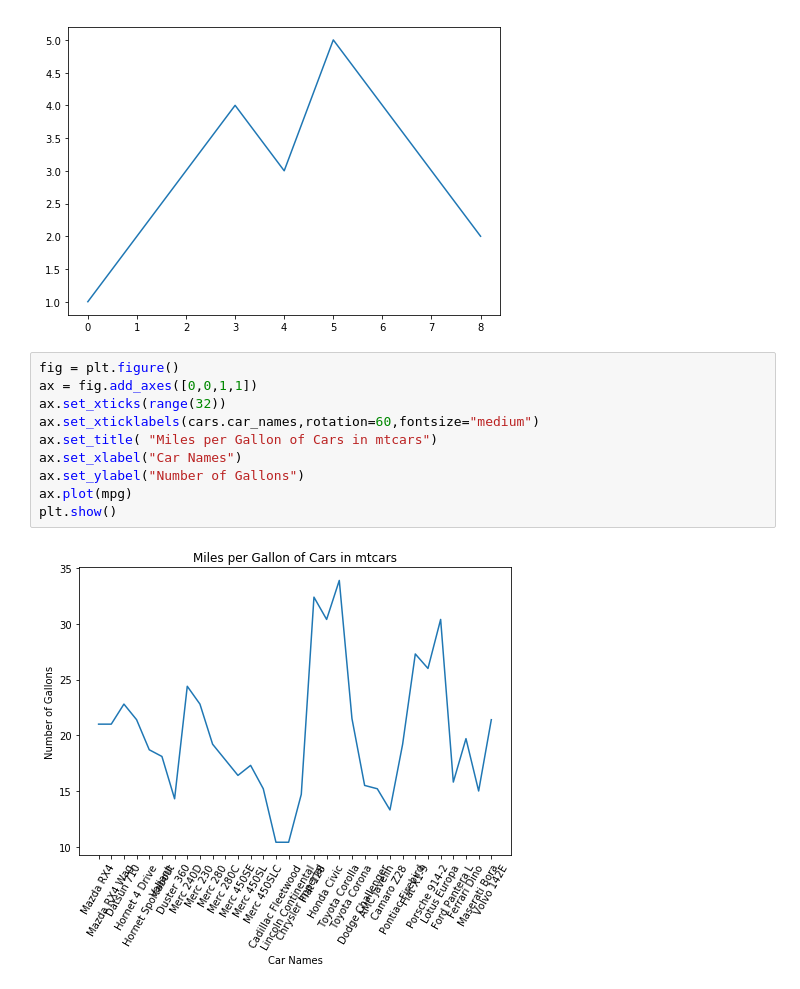
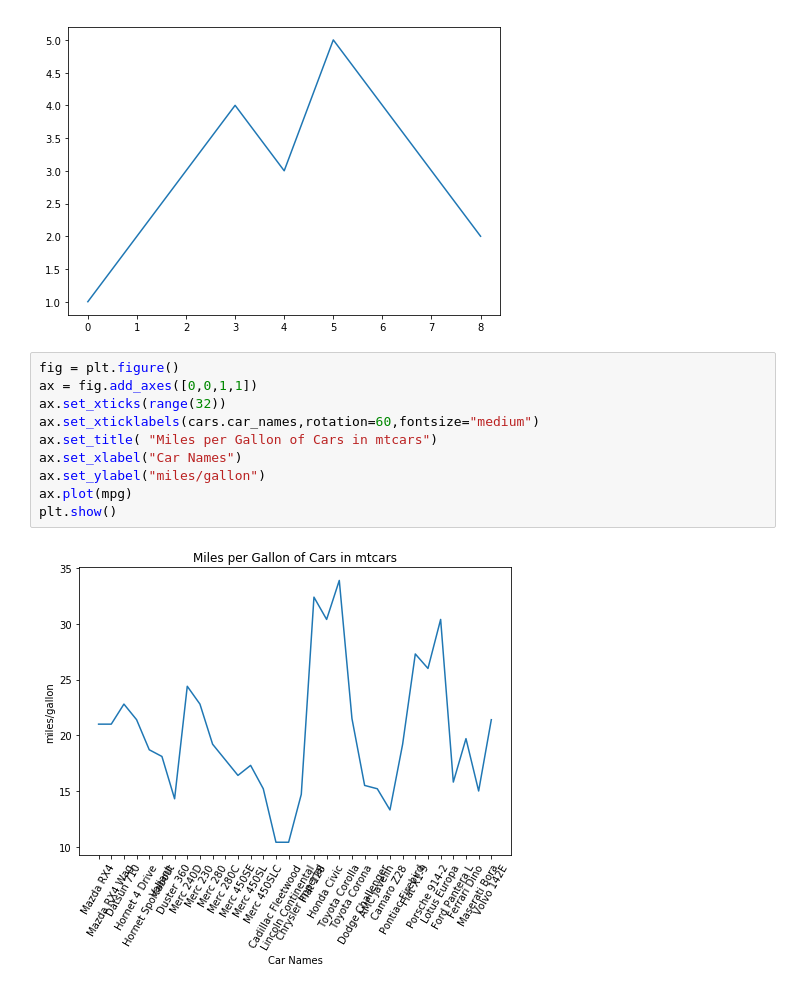
Before and after one commit to cskc97/DataSciencePython, a Jupyter notebook: Basics of Data Visualization/Labels and Annotations.ipynb, the cells around one changed output. Cells and saved outputs as stored; diff of their text form.

```diff
--- a/Basics of Data Visualization/Labels and Annotations.ipynb
+++ b/Basics of Data Visualization/Labels and Annotations.ipynb
@@ -75,12 +75,12 @@ plt.show()
 # %%
 fig = plt.figure()
 ax = fig.add_axes([0,0,1,1])
 ax.set_xticks(range(32))
 ax.set_xticklabels(cars.car_names,rotation=60,fontsize="medium")
 ax.set_title( "Miles per Gallon of Cars in mtcars")
 ax.set_xlabel("Car Names")
-ax.set_ylabel("Number of Gallons")
+ax.set_ylabel("miles/gallon")
 ax.plot(mpg)
 plt.show()
 # %% [output]
-[figure, old version]
+[figure, new version]
```
Also changed, not shown: parts of 2 cells of this notebook.
